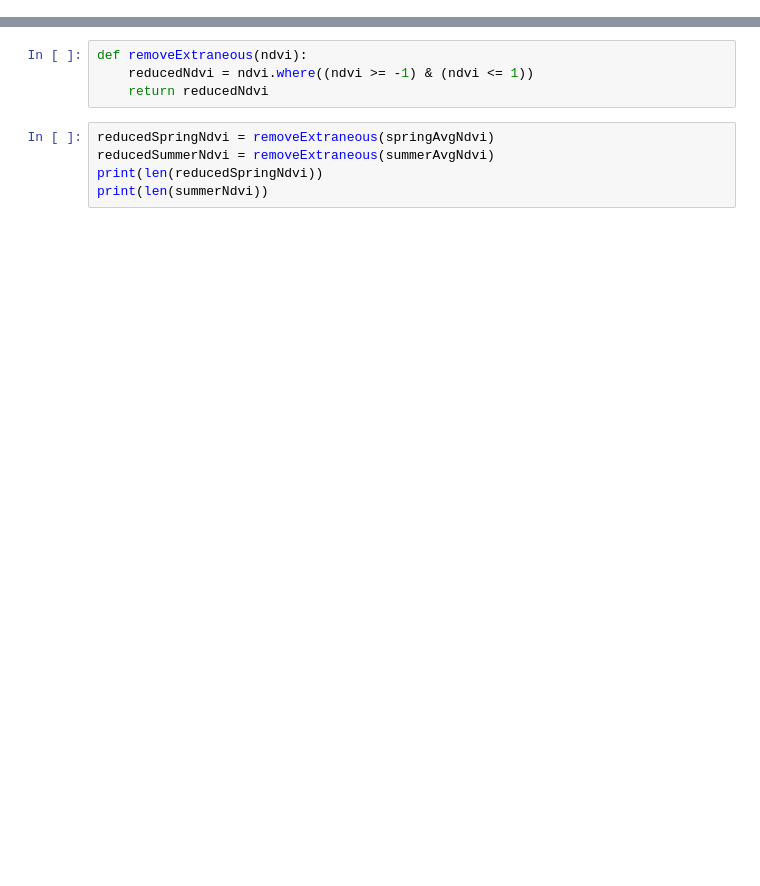
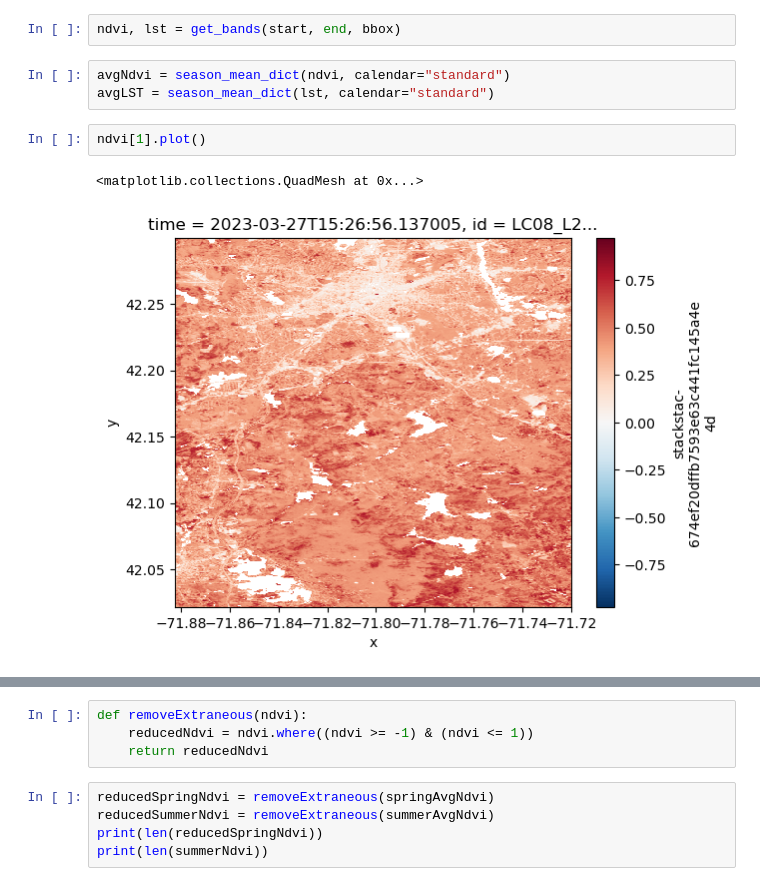
Before and after one commit to tannerhonnef/geog313-final-project, a Jupyter notebook: dataAcquisition.ipynb, the cells around one changed output, grey strips where cells are left out. Drawn from its saved outputs; the diff is of its cells as text; blank space fills up the shorter version.

```diff
--- a/dataAcquisition.ipynb
+++ b/dataAcquisition.ipynb
@@ -24,0 +123,10 @@ year = 2023
+# %%
+ndvi, lst = get_bands(start, end, bbox)
+# %%
+avgNdvi = season_mean_dict(ndvi, calendar="standard")
+avgLST = season_mean_dict(lst, calendar="standard")
+# %%
+ndvi[1].plot()
+# %% [output]
+<matplotlib.collections.QuadMesh at 0x...>
+[figure, added]
```
Also changed, not shown: parts of 19 cells of this notebook.
